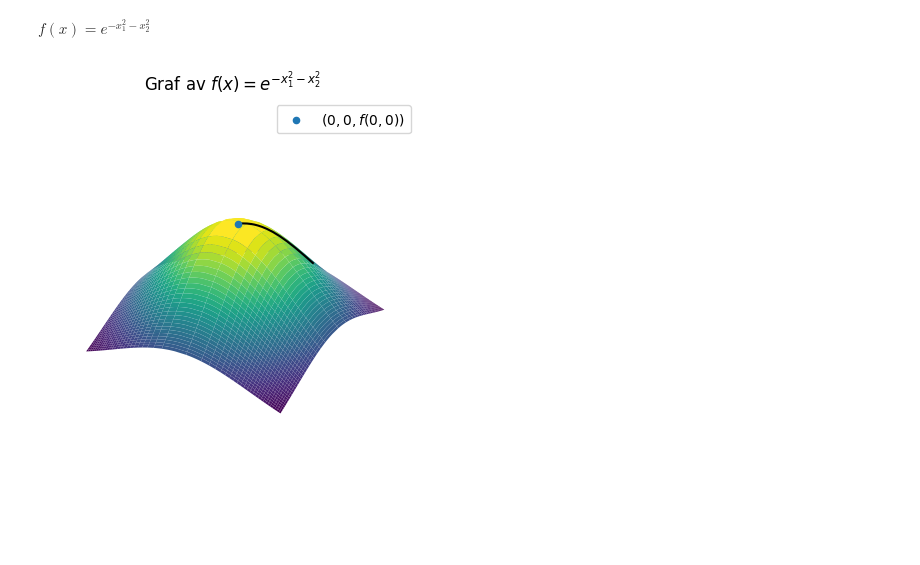
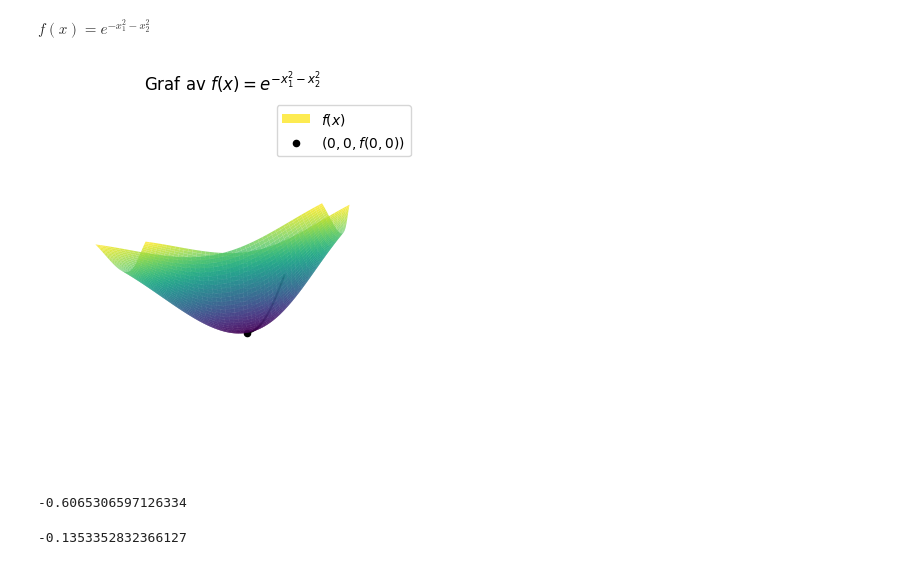
Before and after one commit to mbr085/V25MAT102, a Jupyter notebook: notebooks/uke10/12andrederiverttesten.ipynb, the cells around one changed output. Cells and saved outputs as stored; diff of their text form; code cells hidden in the pictures; blank space fills up the shorter version.

```diff
--- a/notebooks/uke10/12andrederiverttesten.ipynb
+++ b/notebooks/uke10/12andrederiverttesten.ipynb
@@ -116,13 +116,13 @@ def kopier_akse(fig, ax):
 def f(x):
     x1, x2 = x
     # bemerk at hvis x ikke er i D, da lar vi f være ikke definert, eller nan for not a number
-    return np.exp(-x1**2 - x2**2)
+    return -np.exp(-x1**2 - x2**2)
 
 # Create a grid of x and y values
 x1 = np.linspace(-1, 1, 300)
 x2 = np.linspace(-1, 1, 300)
-x1 = np.sign(x1) * np.sqrt(np.abs(x1))
-x2 = np.sign(x2) * np.sqrt(np.abs(x2))
+#x1 = np.sign(x1) * np.sqrt(np.abs(x1))
+#x2 = np.sign(x2) * np.sqrt(np.abs(x2))
 x = np.meshgrid(x1, x2)
 
 # Compute the function values
@@ -133,7 +133,8 @@ fig = plt.figure()
 ax = fig.add_subplot(111, projection='3d')
 
 # Plot the surface
-ax.plot_surface(x[0], x[1], x3, cmap='viridis', edgecolor='none', label=r'$f(x)$')
+ax.scatter([0.5], [0.5], [f([0.5,0.5])], s=20, c='k', zorder=-20, label=r'$(0, 0, f(0,0))$')
+ax.plot_surface(x[0], x[1], x3, cmap='viridis', edgecolor='none', alpha=0.2, label=r'$f(x)$')
 
 # Plot the contour lines
 
@@ -171,7 +172,7 @@ ax.set_xlabel('')
 ax.set_ylabel('')
 ax.set_zlabel('')
 ax2 = kopier_akse(fig, ax)
-ax2.scatter([0], [0], [1], label=r'$(0, 0, f(0,0))$')
+#ax.scatter([0], [0], [-1], s=200, label=r'$(0, 0, f(0,0))$')
 plt.title(r'Graf av $f(x) = e^{-x_1^2 - x_2^2}$')
 plt.legend();
 # %% [output]
@@ -396,13 +397,13 @@ from scipy.integrate import solve_ivp
 def f(x):
     x1, x2 = x
     # bemerk at hvis x ikke er i D, da lar vi f være ikke definert, eller nan for not a number
-    return np.exp(-x1**2 - x2**2)
+    return -np.exp(-x1**2 - x2**2)
 
 def gradientf(x1, x2):
-    return -2*x1*np.exp(-x1**2 - x2**2), -2*x2*np.exp(-x1**2 - x2**2)
+    return np.array(2*x1*np.exp(-x1**2 - x2**2), 2*x2*np.exp(-x1**2 - x2**2))
 
 def dy(t, y):
-    return gradientf(y[0], y[1])
+    return -gradientf(y[0], y[1])
 
 sol = solve_ivp(dy, t_span=[0, 100], y0=[0.5, 0.5], t_eval=np.linspace(0, 100, 1000))
 
@@ -457,8 +458,8 @@ def kopier_akse(fig, ax):
 # Create a grid of x and y values
 x1 = np.linspace(-1, 1, 300)
 x2 = np.linspace(-1, 1, 300)
-x1 = np.sign(x1) * np.sqrt(np.abs(x1))
-x2 = np.sign(x2) * np.sqrt(np.abs(x2))
+#x1 = np.sign(x1) * np.sqrt(np.abs(x1))
+#x2 = np.sign(x2) * np.sqrt(np.abs(x2))
 x = np.meshgrid(x1, x2)
 
 # Compute the function values
@@ -469,7 +470,7 @@ fig = plt.figure()
 ax = fig.add_subplot(111, projection='3d')
 
 # Plot the surface
-ax.plot_surface(x[0], x[1], x3, cmap='viridis', edgecolor='none', label=r'$f(x)$')
+ax.plot_surface(x[0], x[1], x3, cmap='viridis', edgecolor='none', alpha=0.8, label=r'$f(x)$')
 
 # Plot the contour lines
 
@@ -482,37 +483,46 @@ ax.set_zlabel('X3')
 # Set the aspect ratio to be equal
 ax.set_box_aspect([2, 2, 1])
 # Remove background panes (make them fully transparent)
 ax.xaxis.pane.set_facecolor((1.0, 1.0, 1.0, 0.0))
 ax.yaxis.pane.set_facecolor((1.0, 1.0, 1.0, 0.0))
 ax.zaxis.pane.set_facecolor((1.0, 1.0, 1.0, 0.0))
 
 # Remove pane edges
 ax.xaxis.pane.set_edgecolor('none')
 ax.yaxis.pane.set_edgecolor('none')
 ax.zaxis.pane.set_edgecolor('none')
 
 # Remove axis lines (works across all Matplotlib versions)
 ax.xaxis.line.set_color((1.0, 1.0, 1.0, 0.0))  # Invisible
 ax.yaxis.line.set_color((1.0, 1.0, 1.0, 0.0))
 ax.zaxis.line.set_color((1.0, 1.0, 1.0, 0.0))
 
 # Hide tick labels and grid
 ax.set_xticks([])
 ax.set_yticks([])
 ax.set_zticks([])
 ax.grid(False)
 
 # Remove labels (optional)
 ax.set_xlabel('')
 ax.set_ylabel('')
+ax.view_init(elev=0, azim=10, roll=10)
 ax.set_zlabel('')
-ax2 = kopier_akse(fig, ax)
-ax2.plot(sol.y[0], sol.y[1], f(sol.y), color='black')
-ax2.scatter([0], [0], [1], label=r'$(0, 0, f(0,0))$')
+#ax2 = kopier_akse(fig, ax)
+ax.plot(sol.y[0], sol.y[1], f(sol.y), color='black')
+ax.scatter([0], [0], [-1], c='k', label=r'$(0, 0, f(0,0))$')
 plt.title(r'Graf av $f(x) = e^{-x_1^2 - x_2^2}$')
 plt.legend();
 # %% [output]
-[figure, old version]
+[figure, new version]
+# %%
+f([0.5, 0.5])
+# %% [output]
+-0.6065306597126334
+# %%
+np.max(x3)
+# %% [output]
+-0.1353352832366127
 # %%
 # @title Ny f
 
```
Also changed, not shown: parts of 2 cells of this notebook.
